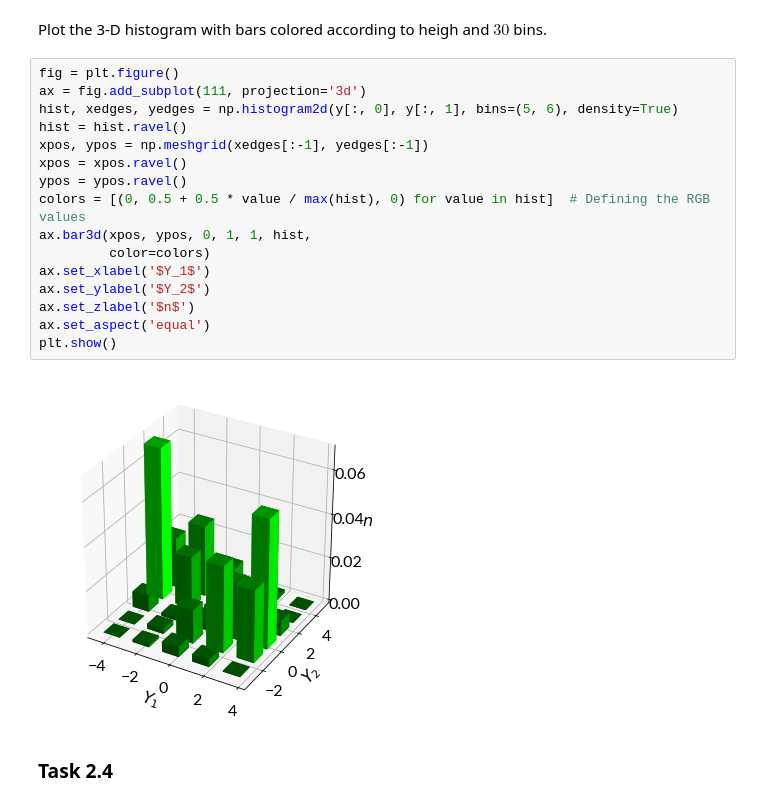
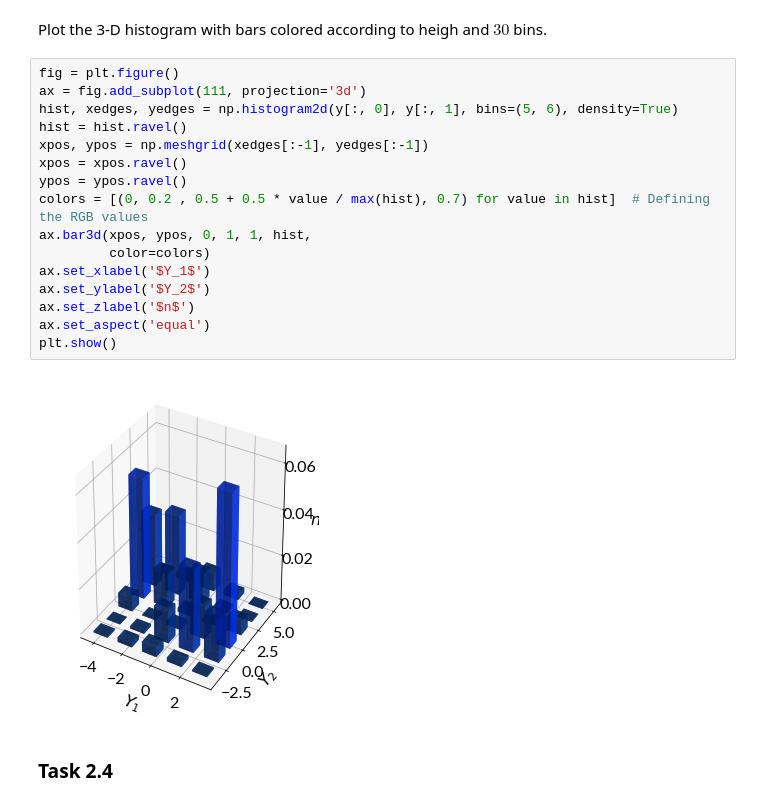
Before and after one commit to Nummulit/estimation-theory, a Jupyter notebook: 1. Convergence and asymptiotic theory.ipynb, the cells around one changed output. Cells and saved outputs as stored; diff of their text form.

```diff
--- a/1. Convergence and asymptiotic theory.ipynb
+++ b/1. Convergence and asymptiotic theory.ipynb
@@ -244,21 +246,21 @@ Plot the 3-D histogram with bars colored according to heigh and $30$ bins.
 # %%
 fig = plt.figure()
 ax = fig.add_subplot(111, projection='3d')
 hist, xedges, yedges = np.histogram2d(y[:, 0], y[:, 1], bins=(5, 6), density=True)
 hist = hist.ravel()
 xpos, ypos = np.meshgrid(xedges[:-1], yedges[:-1])
 xpos = xpos.ravel()
 ypos = ypos.ravel()
-colors = [(0, 0.5 + 0.5 * value / max(hist), 0) for value in hist]  # Defining the RGB values
+colors = [(0, 0.2 , 0.5 + 0.5 * value / max(hist), 0.7) for value in hist]  # Defining the RGB values
 ax.bar3d(xpos, ypos, 0, 1, 1, hist,
          color=colors)
 ax.set_xlabel('$Y_1$')
 ax.set_ylabel('$Y_2$')
 ax.set_zlabel('$n$')
 ax.set_aspect('equal')
 plt.show()
 # %% [output]
-[figure, old version]
+[figure, new version]
 # %% [markdown]
 ### Task 2.4
 # %% [markdown]
```
Also changed, not shown: parts of 30 cells of this notebook.
